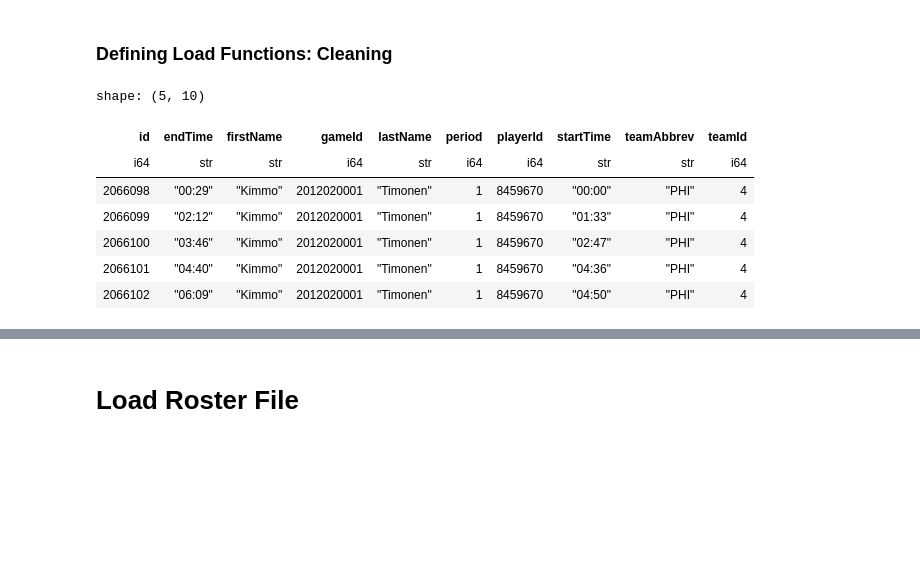
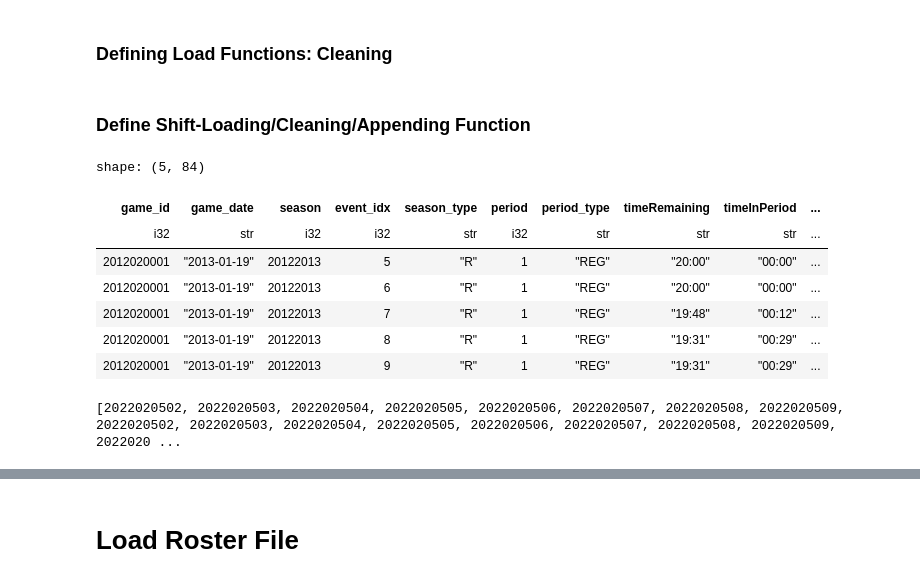
Before and after one commit to twinfield10/NHL-xG-Model, a Jupyter notebook: code/NHL API - PBP Download.ipynb, the cells around one changed output, grey strips where cells are left out. Cells and saved outputs as stored; diff of their text form; code cells hidden in the pictures; blank space fills up the shorter version.

```diff
--- a/code/NHL API - PBP Download.ipynb
+++ b/code/NHL API - PBP Download.ipynb
@@ -459,23 +521,8 @@ def reconcile_api_data(data):
     )
 
     return data
-# %%
-shift_link = "https://api.nhle.com/stats/rest/en/shiftcharts?cayenneExp=gameId="+str(2012020001)
-shift_response = requests.get(shift_link).json()
-# Assuming "data" is the key containing nested data
-data_list = shift_response.get('data', [])
-keep_keys = ['id', 'endTime', 'firstName', 'gameId', 'lastName', 'period', 'playerId', 'startTime', 'teamAbbrev', 'teamId']
-filtered_data = [{key: item[key] for key in keep_keys} for item in data_list]
-pl.DataFrame(filtered_data).head()
-# %% [output]
-shape: (5, 10)
-| id | endTime | firstName | gameId | lastName | period | playerId | startTime | teamAbbrev | teamId |
-| i64 | str | str | i64 | str | i64 | i64 | str | str | i64 |
-| 2066098 | "00:29" | "Kimmo" | 2012020001 | "Timonen" | 1 | 8459670 | "00:00" | "PHI" | 4 |
-| 2066099 | "02:12" | "Kimmo" | 2012020001 | "Timonen" | 1 | 8459670 | "01:33" | "PHI" | 4 |
-| 2066100 | "03:46" | "Kimmo" | 2012020001 | "Timonen" | 1 | 8459670 | "02:47" | "PHI" | 4 |
-| 2066101 | "04:40" | "Kimmo" | 2012020001 | "Timonen" | 1 | 8459670 | "04:36" | "PHI" | 4 |
-| 2066102 | "06:09" | "Kimmo" | 2012020001 | "Timonen" | 1 | 8459670 | "04:50" | "PHI" | 4 |
+# %% [markdown]
+### Define Shift-Loading/Cleaning/Appending Function
 # %%
 def append_shift_data(data):
     """ This function will load shift data allowing the user to see which players are on the ice at a given time in each game"""
@@ -723,2 +801,63 @@ def append_shift_data(data):
 
     return result_df
+# %%
+pbp_link = 'https://api-web.nhle.com/v1/gamecenter/'+str(2012020001)+'/play-by-play'
+pbp_response = requests.get(pbp_link).json()
+game_data = pl.DataFrame({
+    'id': pbp_response.get('id'),
+    'season': pbp_response.get('season'),
+    'gameDate': pbp_response.get('gameDate'),
+    'gameType': pbp_response.get('gameType'),
+    'awayTeam.id': pbp_response.get('awayTeam', {}).get('id'),
+    'awayTeam.abbrev': pbp_response.get('awayTeam', {}).get('abbrev'),
+    'homeTeam.id': pbp_response.get('homeTeam', {}).get('id'),
+    'homeTeam.abbrev': pbp_response.get('homeTeam', {}).get('abbrev'),
+    'key': 1
+})
+plays_data_list = pbp_response.get('plays', [])
+plays_raw = (
+    pl.DataFrame(plays_data_list)
+    .rename({"typeCode":"eventTypeCode"})
+    .unnest('details')
+    .unnest('periodDescriptor')
+    .rename({"typeCode":"penaltyTypeCode",
+             "eventTypeCode":"typeCode"})
+    .with_columns(pl.lit(1).cast(pl.Int64).alias('key'))
+)
+combined_df = game_data.join(plays_raw, on=pl.col("key"), how="inner").drop("key")
+#combined_df = align_and_cast_columns(data = combined_df, sch = raw_schema)
+#combined_df = reconcile_api_data(combined_df)
+#combined_df = append_shift_data(combined_df)
+combined_df = append_shift_data(reconcile_api_data(align_and_cast_columns(data = combined_df, sch = raw_schema)))
+combined_df.head()
+# %% [output]
+shape: (5, 84)
+| game_id | game_date | season | event_idx | season_type | period | period_type | timeRemaining | timeInPeriod | ... |
+| i32 | str | i32 | i32 | str | i32 | str | str | str | ... |
+| 2012020001 | "2013-01-19" | 20122013 | 5 | "R" | 1 | "REG" | "20:00" | "00:00" | ... |
+| 2012020001 | "2013-01-19" | 20122013 | 6 | "R" | 1 | "REG" | "20:00" | "00:00" | ... |
+| 2012020001 | "2013-01-19" | 20122013 | 7 | "R" | 1 | "REG" | "19:48" | "00:12" | ... |
+| 2012020001 | "2013-01-19" | 20122013 | 8 | "R" | 1 | "REG" | "19:31" | "00:29" | ... |
+| 2012020001 | "2013-01-19" | 20122013 | 9 | "R" | 1 | "REG" | "19:31" | "00:29" | ... |
+# %%
+# Get Dates
+max_date_file = open('last_load_date.json', 'r+')
+max_date = "2022-12-19" #json.load(max_date_file)['max_date']
+yday = datetime.today() - timedelta(days=1)
+end_date = yday.strftime('%Y%m%d')
+last_load = datetime.strptime(max_date, "%Y-%m-%d").strftime('%Y%m%d')
+
+# Get Dates For Load
+load_dates = pd.date_range(start=last_load, end=end_date, freq='D')
+f_g_id = []
+for i in load_dates:
+    i_str = load_dates[0].strftime('%Y-%m-%d')
+    sched_link = "https://api-web.nhle.com/v1/schedule/"+i_str
+    response = requests.get(sched_link).json().get('gameWeek')[0].get('games')
+    #print(response)
+    for i in response:
+        if i.get('gameType') in [2,3]:
+            f_g_id.append(i.get('id'))
+print(f_g_id)
+# %% [output]
+[2022020502, 2022020503, 2022020504, 2022020505, 2022020506, 2022020507, 2022020508, 2022020509, 2022020502, 2022020503, 2022020504, 2022020505, 2022020506, 2022020507, 2022020508, 2022020509, 2022020 ...
```
Also changed, not shown: parts of 15 cells of this notebook, 2 other files.
